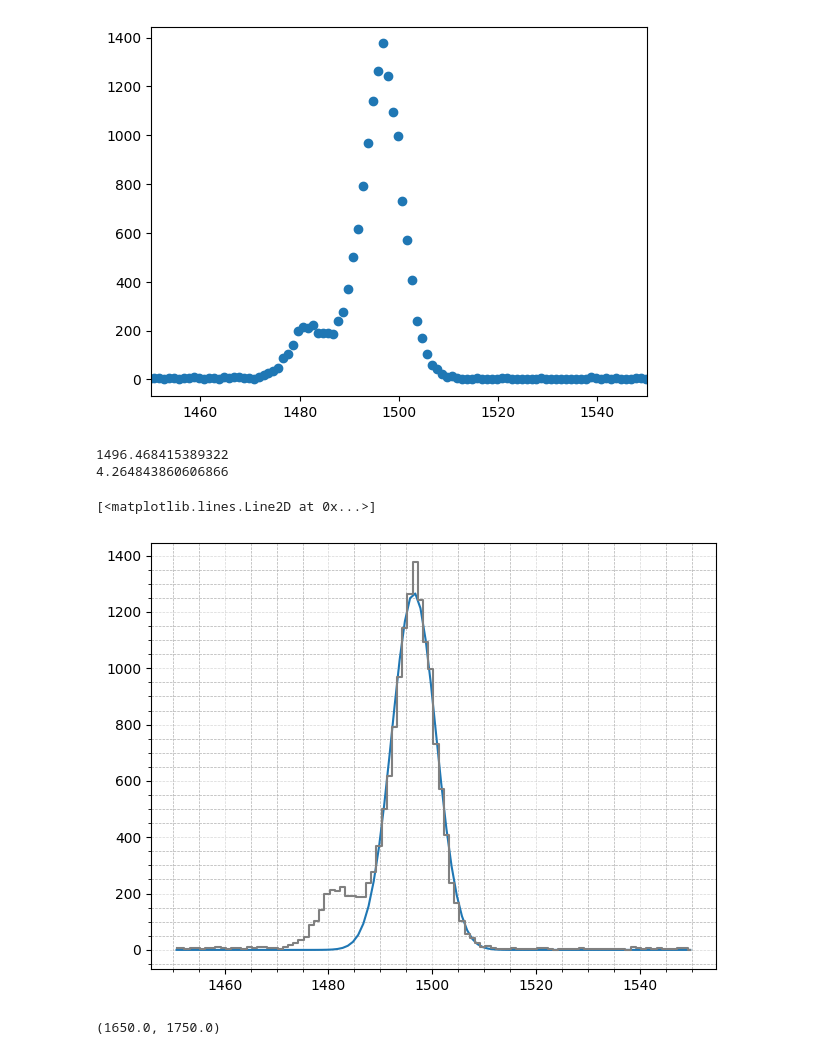
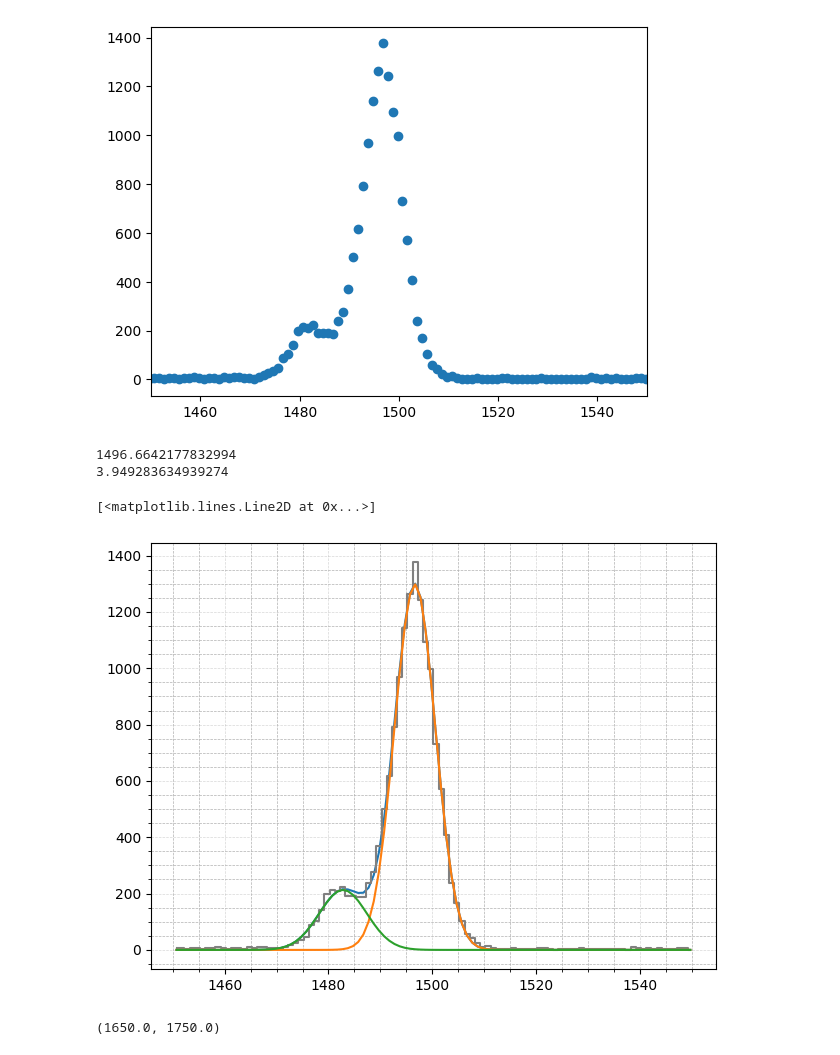
Before and after one commit to amberymoon/diamante, a Jupyter notebook: Diamante.ipynb, the cells around one changed output. Cells and saved outputs as stored; diff of their text form; code cells hidden in the pictures.

```diff
--- a/Diamante.ipynb
+++ b/Diamante.ipynb
@@ -74,6 +75,12 @@ from scipy.optimize import curve_fit
 Mca = np.linspace(0,2048,2048)
 def gaussiana(x, a, mu, sigma):
     return a * np.exp(-((x - mu)**2) / (2 * sigma**2))
+def somma_gauss(x,a1,mu1,sigma1,a2,mu2,sigma2):
+    return gaussiana(x,a1,mu1,sigma1) + gaussiana(x,a2,mu2,sigma2)
+def somma_gauss3(x,a1,mu1,sigma1,a2,mu2,sigma2,a3,mu3,sigma3):
+    return gaussiana(x,a1,mu1,sigma1) + gaussiana(x,a2,mu2,sigma2) + gaussiana(x,a3,mu3,sigma3)
+def sigmoide(x, L, x0, k, C):
+    return C +  L / (1 + np.exp((x - x0)/-k))
 # %%
 import pandas as pd
 import numpy as np
@@ -138,27 +172,29 @@ plt.xlim(1450,1550)
 (1450.0, 1550.0)
 [figure]
 # %%
-y = np.array(matrice_dati[0])
+y = np.array(matrice_dati[1])
 x_min = 1450
 x_max = 1550
 mask = (Mca >= x_min) & (Mca <= x_max)
 x_fit = Mca[mask]
 y_fit = y[mask]
-p0 = np.array([1400,1490,7])
-popt, pcov = curve_fit(gaussiana,x_fit,y_fit,p0)
+p0 = np.array([1400,1490,7,200,1480,7])
+popt, pcov = curve_fit(somma_gauss,x_fit,y_fit,p0)
 # %%
-plt.plot(x_fit,gaussiana(x_fit,popt[0],popt[1],popt[2]))
+plt.plot(x_fit,somma_gauss(x_fit,popt[0],popt[1],popt[2],popt[3],popt[4],popt[5]))
 #plt.scatter(x_fit,y_fit)
 print(popt[1])
 print(popt[2])
 plt.grid(True, which='both', linestyle='--', linewidth=0.5)
 plt.minorticks_on()
 plt.tight_layout()
 plt.grid(True, linestyle='--', alpha=0.5)
 plt.plot(x_fit, y_fit, drawstyle='steps-mid', color='gray', label='Spettro $^{22}$Na')
+plt.plot(x_fit,gaussiana(x_fit,popt[0],popt[1],popt[2]))
+plt.plot(x_fit,gaussiana(x_fit,popt[3],popt[4],popt[5]))
 # %% [output]
-1496.468415389322
-4.264843860606866
+1496.6642177832994
+3.949283634939274
 [<matplotlib.lines.Line2D at 0x...>]
-[figure, old version]
+[figure, new version]
 # %%
```
Also changed, not shown: parts of 20 cells of this notebook, 1 other file.
